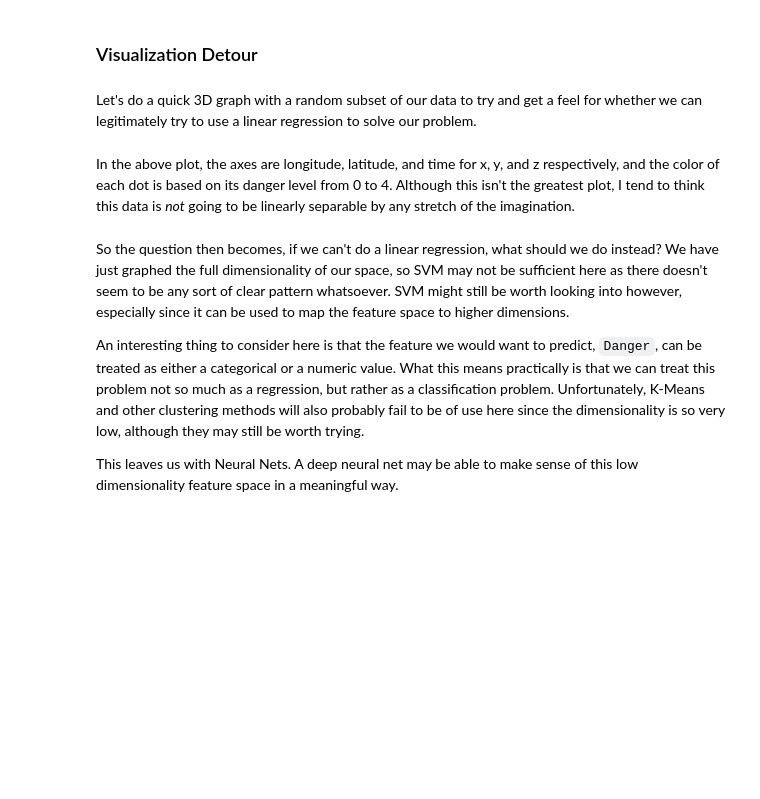
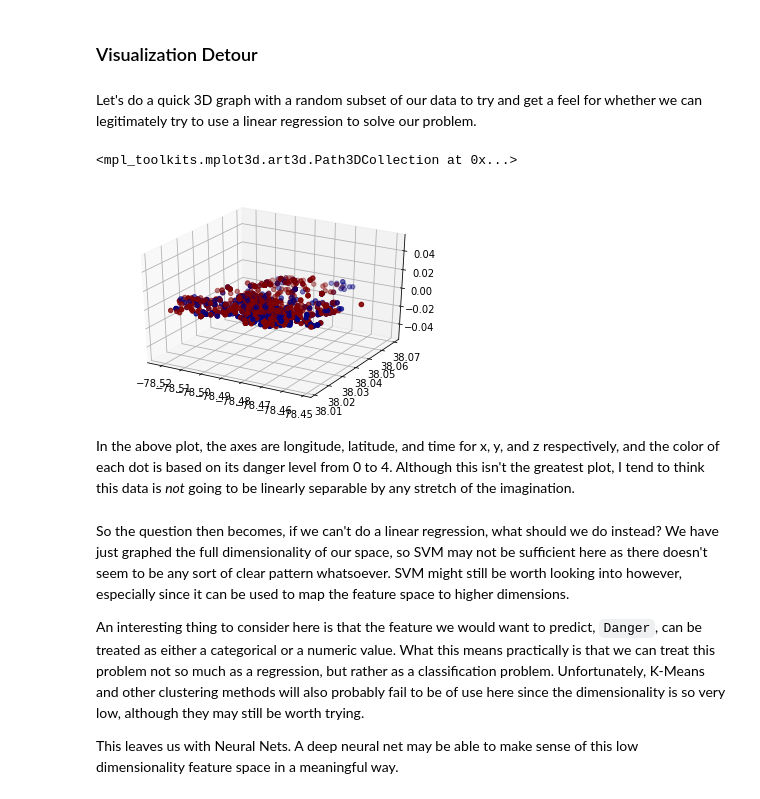
Before and after one commit to JSGarris/MLProject, a Jupyter notebook: Machine_Learning_Project.ipynb, the cells around one changed output. Cells and saved outputs as stored; diff of their text form; code cells hidden in the pictures; blank space fills up the shorter version.

```diff
--- a/Machine_Learning_Project.ipynb
+++ b/Machine_Learning_Project.ipynb
@@ -492,6 +632,6 @@ print(crimes_lean.head())
 # Modeling
 # %%
 # and now, lets grab just the really useful features we have constructed and see if we get some interesting regression results out of it
-crimes_sparse = crimes_lean[['Epoch', 'Latitude', 'Longitude', 'Danger']]
+crimes_sparse = crimes_lean[['Weekday', 'Year', 'Month', 'Day', 'Latitude', 'Longitude', 'Danger']]
 
 print(crimes_sparse.head())
@@ -508,9 +655,12 @@ Let's do a quick 3D graph with a random subset of our data to try and get a feel
 # %%
 sample_crimes = crimes_sparse.sample(frac=0.1, random_state=42)
 
 fig = plt.figure()
 ax = plt.axes(projection='3d')
-ax.scatter3D(sample_crimes['Longitude'], sample_crimes['Latitude'], sample_crimes['Epoch'], c=sample_crimes['Danger'], cmap='jet')
+ax.scatter3D(sample_crimes['Longitude'], sample_crimes['Latitude'], c=sample_crimes['Danger'], cmap='jet')
+# %% [output]
+<mpl_toolkits.mplot3d.art3d.Path3DCollection at 0x...>
+[figure, added]
 # %% [markdown]
 In the above plot, the axes are longitude, latitude, and time for x, y, and z respectively, and the color of each dot is based on its danger level from 0 to 4. Although this isn't the greatest plot, I tend to think this data is _not_ going to be linearly separable by any stretch of the imagination.
 # %% [markdown]
```
Also changed, not shown: parts of 22 cells of this notebook.
